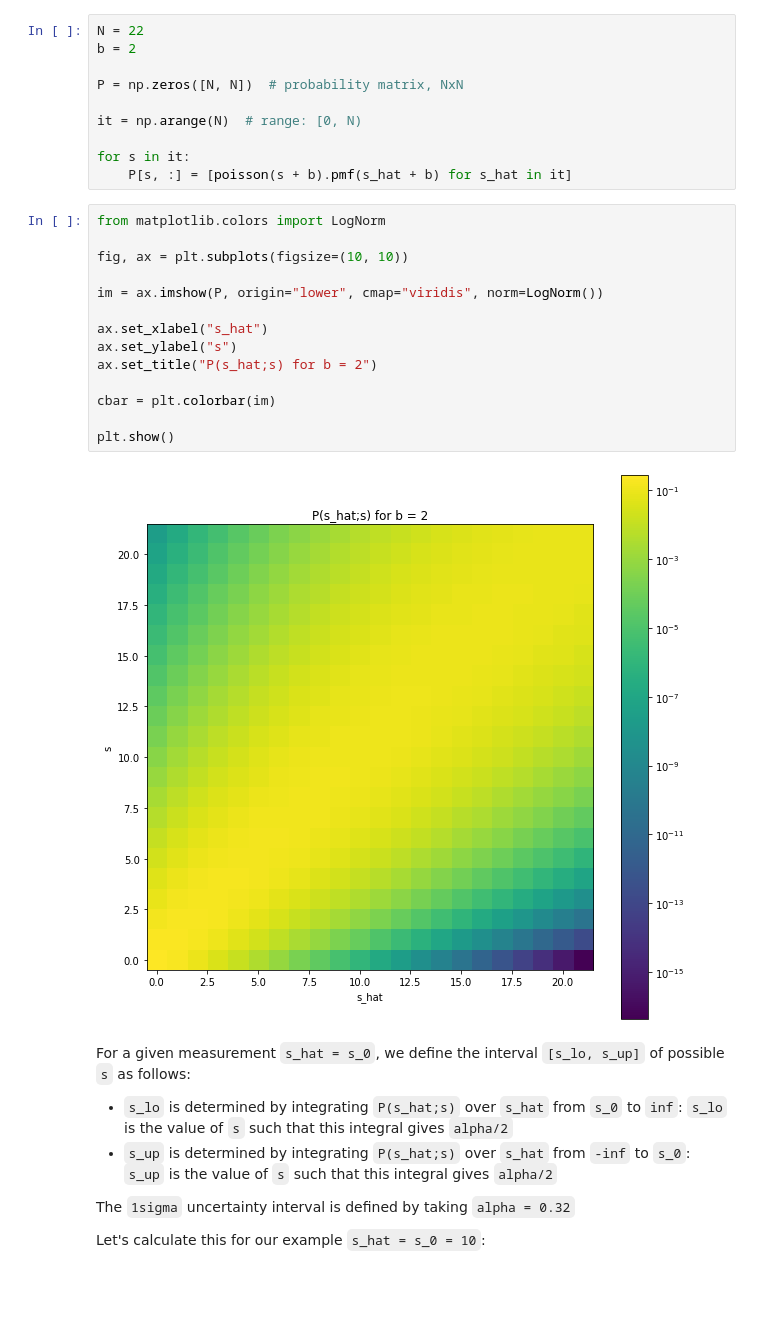
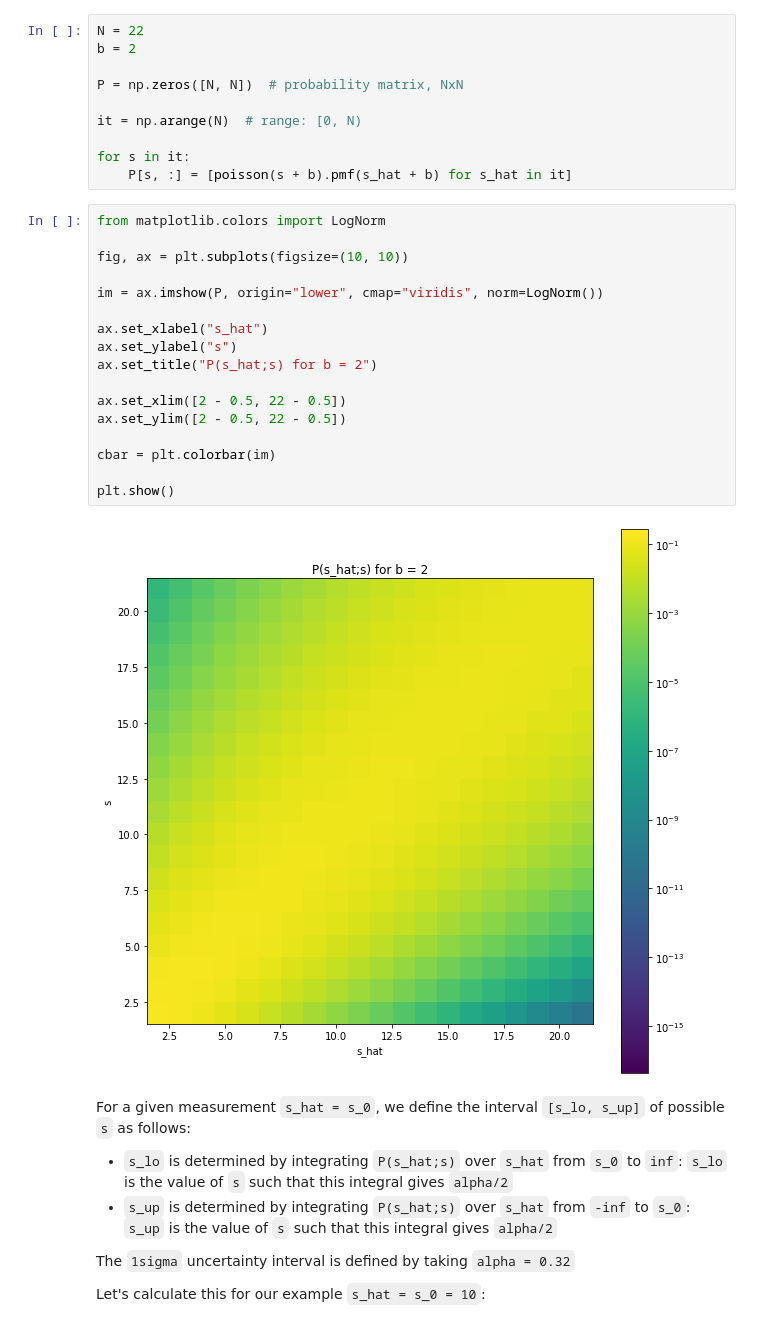
Before and after one commit to Oscar-PL/master-mcm-material, a Jupyter notebook: challenges/Challenge3.ipynb, the cells around one changed output. Cells and saved outputs as stored; diff of their text form; blank space fills up the shorter version.

```diff
--- a/challenges/Challenge3.ipynb
+++ b/challenges/Challenge3.ipynb
@@ -39,19 +39,22 @@ for s in it:
 # %%
 from matplotlib.colors import LogNorm
 
 fig, ax = plt.subplots(figsize=(10, 10))
 
 im = ax.imshow(P, origin="lower", cmap="viridis", norm=LogNorm())
 
 ax.set_xlabel("s_hat")
 ax.set_ylabel("s")
 ax.set_title("P(s_hat;s) for b = 2")
 
+ax.set_xlim([2 - 0.5, 22 - 0.5])
+ax.set_ylim([2 - 0.5, 22 - 0.5])
+
 cbar = plt.colorbar(im)
 
 plt.show()
 # %% [output]
-[figure, old version]
+[figure, new version]
 # %% [markdown]
 For a given measurement `s_hat = s_0`, we define the interval `[s_lo, s_up]` of possible `s` as follows:
 
```
Also changed, not shown: parts of 3 cells of this notebook.
